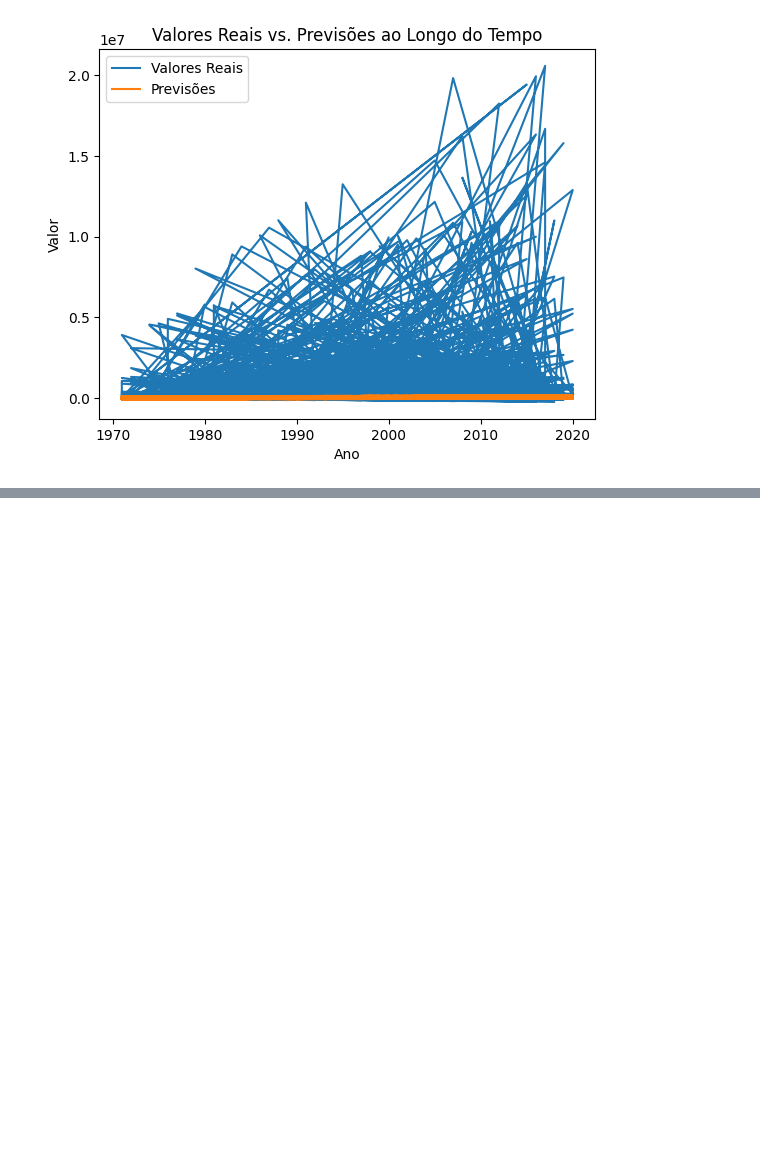
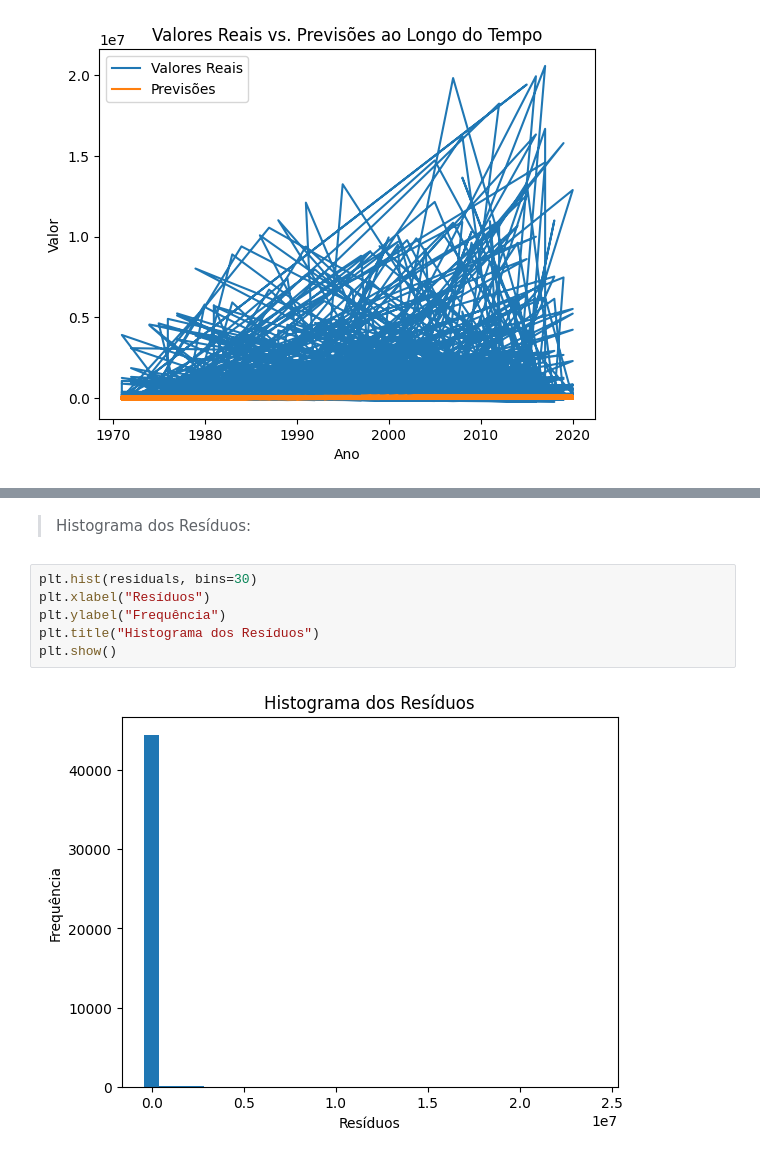
Before and after one commit to Camiladelima/energia-renovavel, a Jupyter notebook: Previsão_do_Uso_de_Energia_Renovável.ipynb, the cells around one changed output, grey strips where cells are left out. Cells and saved outputs as stored; diff of their text form; blank space fills up the shorter version.

```diff
--- a/Previsão_do_Uso_de_Energia_Renovável.ipynb
+++ b/Previsão_do_Uso_de_Energia_Renovável.ipynb
@@ -297,0 +398,10 @@ plt.show()
+# %% [markdown]
+>Histograma dos Resíduos:
+# %%
+plt.hist(residuals, bins=30)
+plt.xlabel("Resíduos")
+plt.ylabel("Frequência")
+plt.title("Histograma dos Resíduos")
+plt.show()
+# %% [output]
+[figure, added]
```
Also changed, not shown: parts of 29 cells of this notebook.
